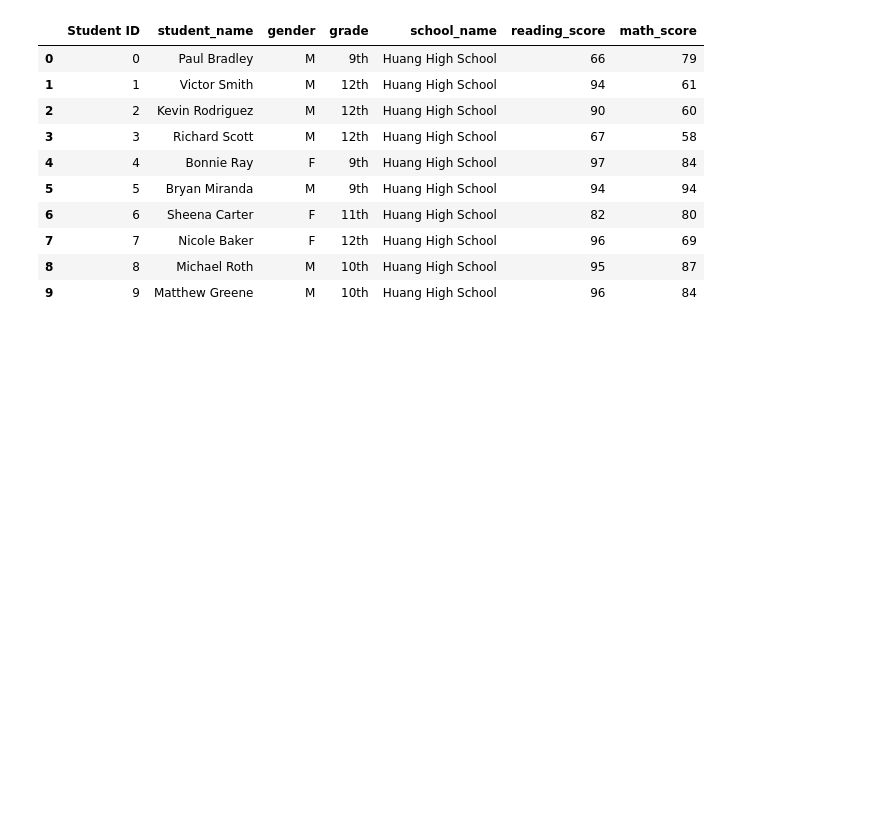
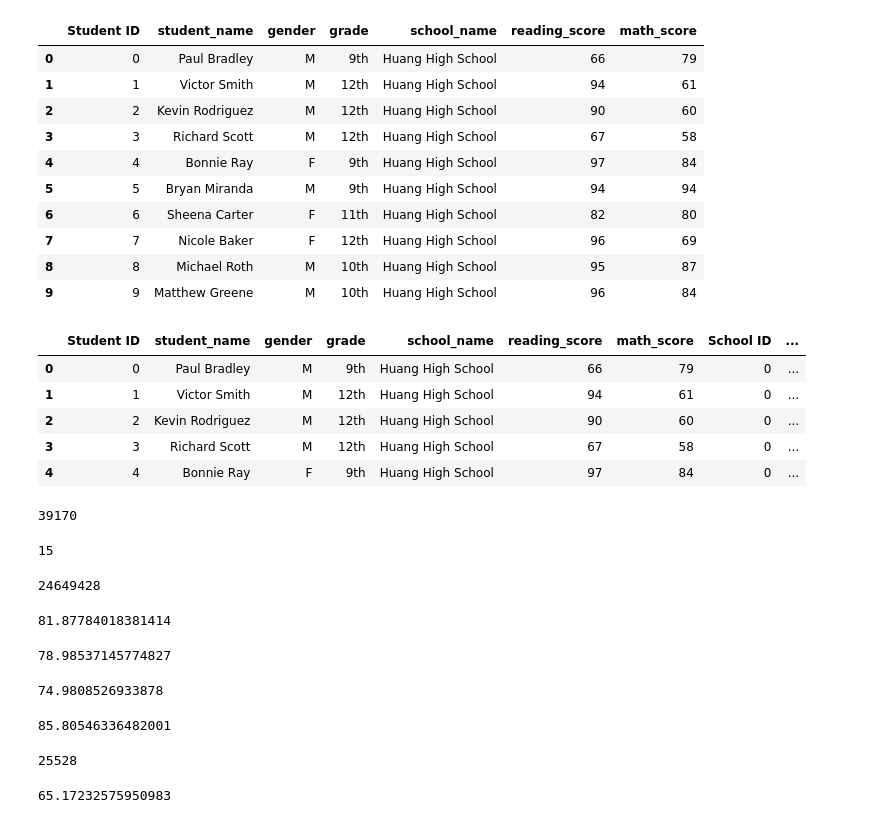
Before and after one commit to jisellejones/School_District_Analysis, a Jupyter notebook: PyCitySchools.ipynb, the cells around one changed output. Drawn from its saved outputs; the diff is of its cells as text; code cells hidden in the pictures; blank space fills up the shorter version.

Commit message:
update to PyCityschools.ipynb to include percentages of scores

```diff
--- a/PyCitySchools.ipynb
+++ b/PyCitySchools.ipynb
@@ -155,3 +155,43 @@ student_data_df.head(10)
 | 7 | 7 | Nicole Baker | F | 12th | Huang High School | 96 | 69 |
 | 8 | 8 | Michael Roth | M | 10th | Huang High School | 95 | 87 |
 | 9 | 9 | Matthew Greene | M | 10th | Huang High School | 96 | 84 |
+# %%
+# Combine the data into a single dataset.
+school_data_complete_df = pd.merge(student_data_df, school_data_df, on = ["school_name", "school_name"])
+school_data_complete_df.head()
+# %% [output]
+|  | Student ID | student_name | gender | grade | school_name | reading_score | math_score | School ID | ... |
+| 0 | 0 | Paul Bradley | M | 9th | Huang High School | 66 | 79 | 0 | ... |
+| 1 | 1 | Victor Smith | M | 12th | Huang High School | 94 | 61 | 0 | ... |
+| 2 | 2 | Kevin Rodriguez | M | 12th | Huang High School | 90 | 60 | 0 | ... |
+| 3 | 3 | Richard Scott | M | 12th | Huang High School | 67 | 58 | 0 | ... |
+| 4 | 4 | Bonnie Ray | F | 9th | Huang High School | 97 | 84 | 0 | ... |
+# %%
+# Get the total number of students.
+student_count = school_data_complete_df["Student ID"].count()
+student_count
+# %% [output]
+39170
+# %%
+# Calculate the total number of schools.
+len(school_data_complete_df["school_name"].unique())
+# %% [output]
+15
+# %%
+# Calculate the total budget.
+total_budget = school_data_df["budget"].sum()
+total_budget
+# %% [output]
+24649428
+# %%
+# Calculate the average reading score.
+average_reading_score = school_data_complete_df["reading_score"].mean()
+average_reading_score
+# %% [output]
+81.87784018381414
+# %%
+# Calculate the average math score.
+average_math_score = school_data_complete_df["math_score"].mean()
+average_math_score
+# %% [output]
+78.98537145774827
@@ -157,0 +206,27 @@ student_data_df.head(10)
+# %%
+# Calculate the percent that passed math.
+passing_math_percentage = passing_math_count / float(student_count) * 100
+passing_math_percentage
+# %% [output]
+74.9808526933878
+# %%
+# Calculate the percent that passed reading.
+passing_reading_percentage = passing_reading_count / float(student_count) * 100
+passing_reading_percentage
+# %% [output]
+85.80546336482001
+# %%
+# Calculate the students who passed both math and reading.
+passing_math_reading = school_data_complete_df[(school_data_complete_df["math_score"] >= 70) & (school_data_complete_df["reading_score"] >= 70)]
+
+# Calculate the number of students who passed both math and reading.
+overall_passing_math_reading_count = passing_math_reading["student_name"].count()
+overall_passing_math_reading_count
+# %% [output]
+25528
+# %%
+# Calculate the overall passing percentage.
+overall_passing_percentage = overall_passing_math_reading_count / float(student_count) * 100
+overall_passing_percentage
+# %% [output]
+65.17232575950983
```
Also changed, not shown: parts of 3 cells of this notebook.
